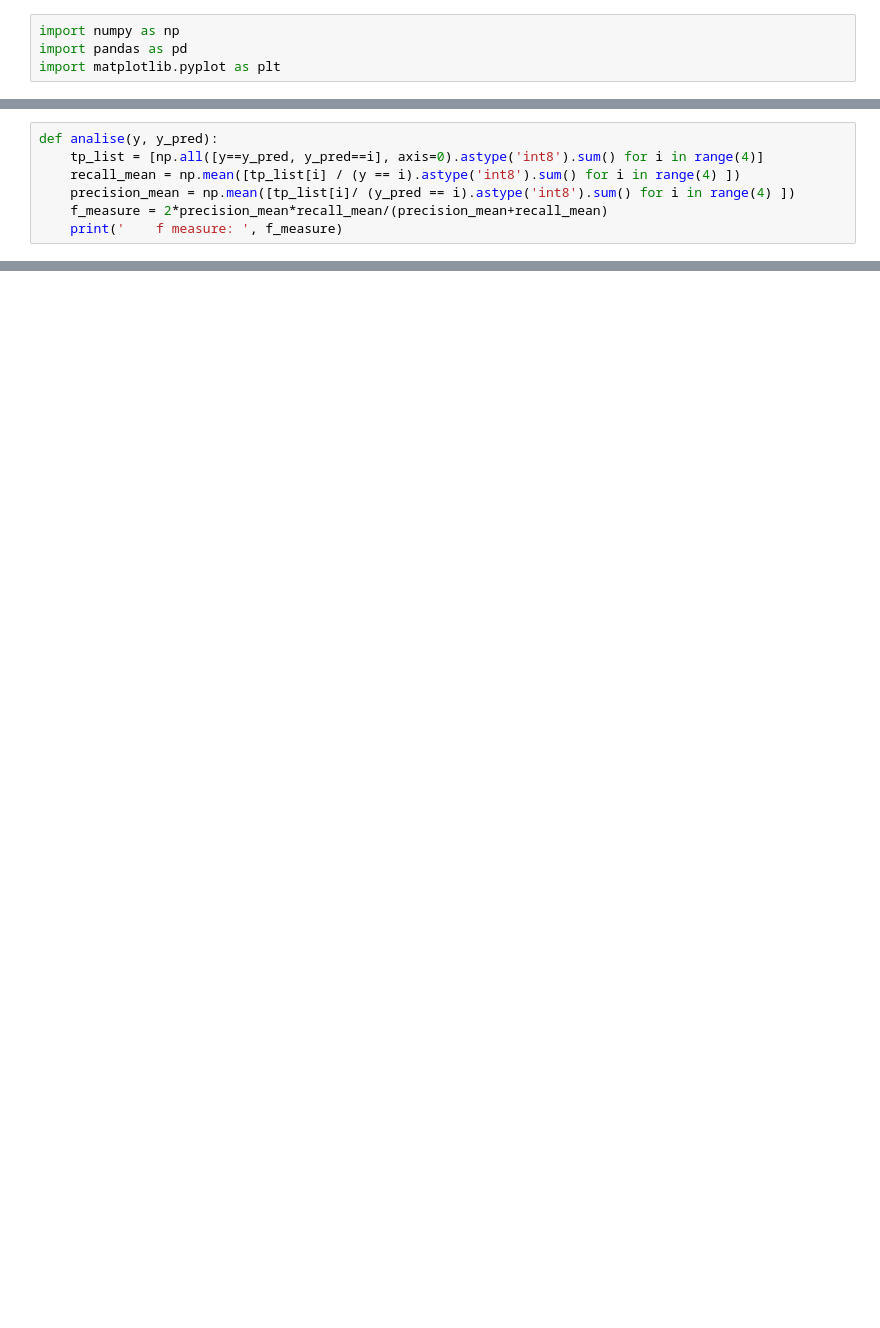
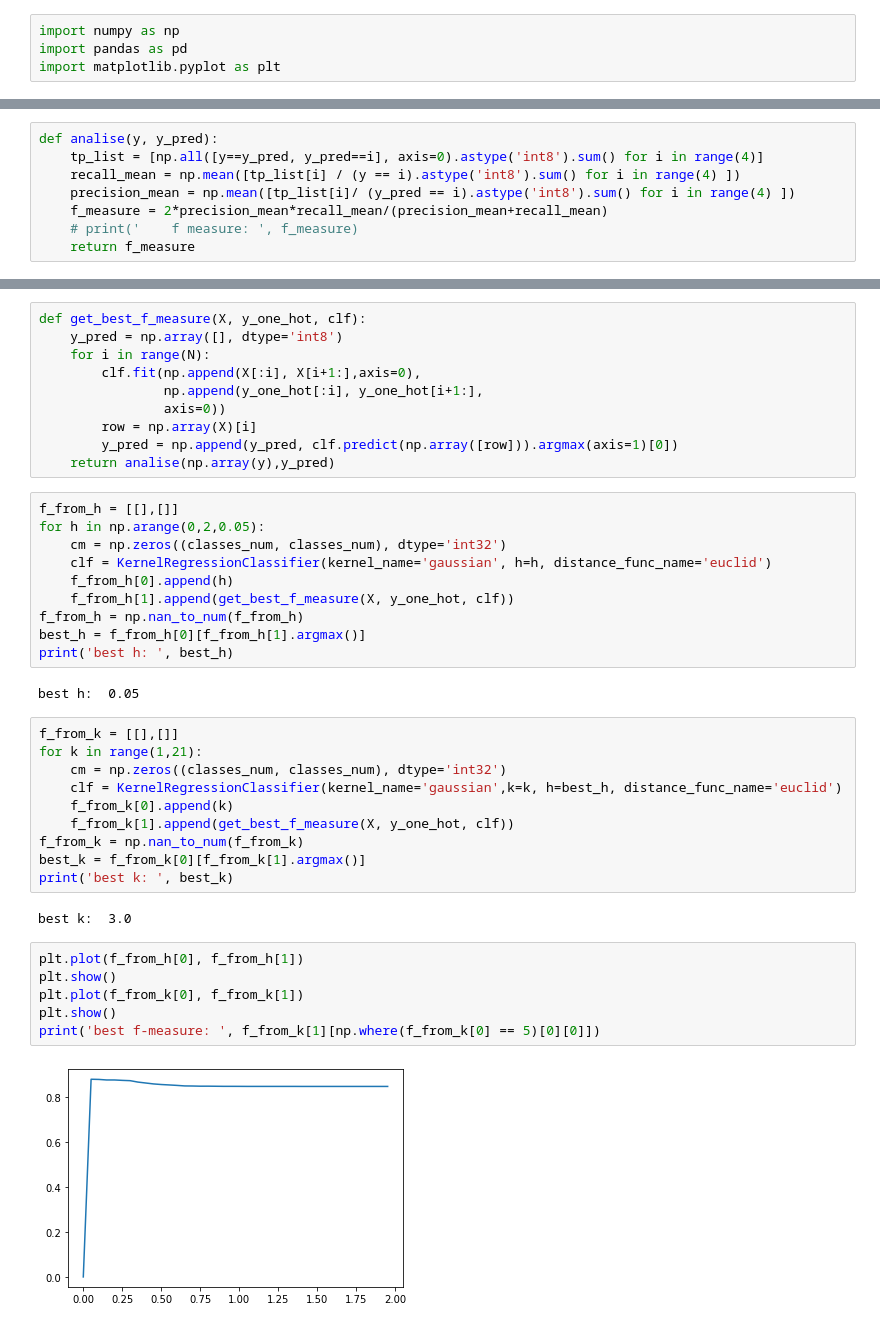
Before and after one commit to NeutralMike/ml_labs, a Jupyter notebook: 1.kNN/kNN.ipynb, the cells around one changed output, grey strips where cells are left out. Saved outputs shown, nothing was run; the diff lists cells and outputs as text; blank space fills up the shorter version.

```diff
--- a/1.kNN/kNN.ipynb
+++ b/1.kNN/kNN.ipynb
@@ -87,4 +90,5 @@ def analise(y, y_pred):
     recall_mean = np.mean([tp_list[i] / (y == i).astype('int8').sum() for i in range(4) ])
     precision_mean = np.mean([tp_list[i]/ (y_pred == i).astype('int8').sum() for i in range(4) ])
     f_measure = 2*precision_mean*recall_mean/(precision_mean+recall_mean)
-    print('    f measure: ', f_measure)
+    # print('    f measure: ', f_measure)
+    return f_measure
@@ -126,0 +121,42 @@ KeyboardInterrupt:
+# %%
+def get_best_f_measure(X, y_one_hot, clf):
+    y_pred = np.array([], dtype='int8')
+    for i in range(N):
+        clf.fit(np.append(X[:i], X[i+1:],axis=0),
+                np.append(y_one_hot[:i], y_one_hot[i+1:],
+                axis=0))
+        row = np.array(X)[i]
+        y_pred = np.append(y_pred, clf.predict(np.array([row])).argmax(axis=1)[0])
+    return analise(np.array(y),y_pred)
+# %%
+f_from_h = [[],[]]
+for h in np.arange(0,2,0.05):
+    cm = np.zeros((classes_num, classes_num), dtype='int32')
+    clf = KernelRegressionClassifier(kernel_name='gaussian', h=h, distance_func_name='euclid')
+    f_from_h[0].append(h)
+    f_from_h[1].append(get_best_f_measure(X, y_one_hot, clf))
+f_from_h = np.nan_to_num(f_from_h)
+best_h = f_from_h[0][f_from_h[1].argmax()]
+print('best h: ', best_h)
+# %% [output]
+best h:  0.05
+# %%
+f_from_k = [[],[]]
+for k in range(1,21):
+    cm = np.zeros((classes_num, classes_num), dtype='int32')
+    clf = KernelRegressionClassifier(kernel_name='gaussian',k=k, h=best_h, distance_func_name='euclid')
+    f_from_k[0].append(k)
+    f_from_k[1].append(get_best_f_measure(X, y_one_hot, clf))
+f_from_k = np.nan_to_num(f_from_k)
+best_k = f_from_k[0][f_from_k[1].argmax()]
+print('best k: ', best_k)
+# %% [output]
+best k:  3.0
+# %%
+plt.plot(f_from_h[0], f_from_h[1])
+plt.show()
+plt.plot(f_from_k[0], f_from_k[1])
+plt.show()
+print('best f-measure: ', f_from_k[1][np.where(f_from_k[0] == 5)[0][0]])
+# %% [output]
+[figure, added]
```
Also changed, not shown: parts of 5 cells of this notebook, 1 other file.
